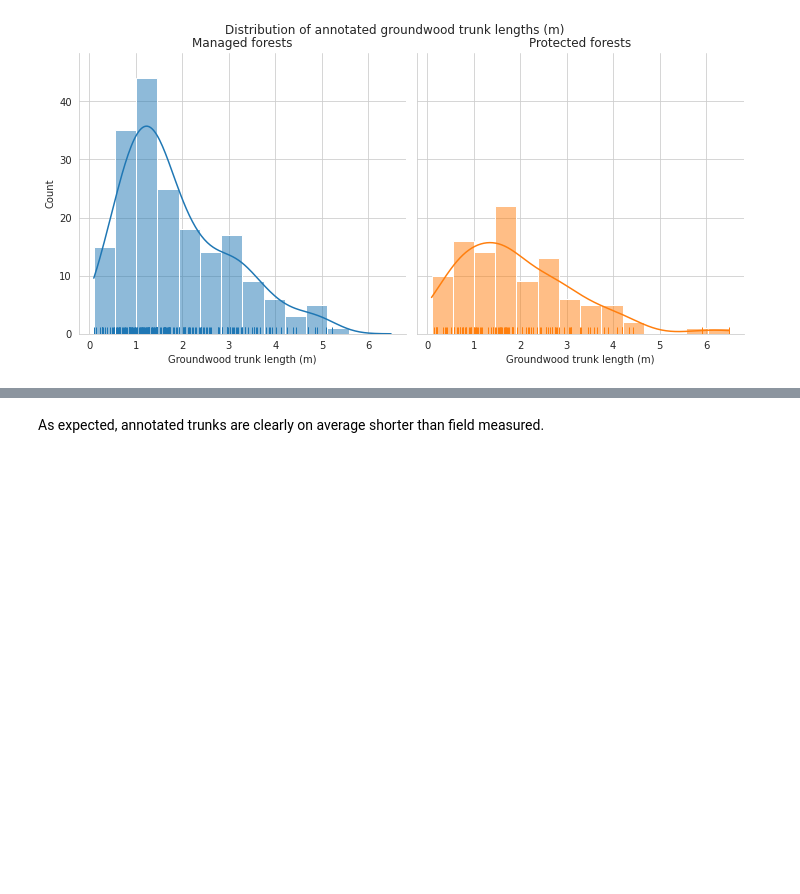
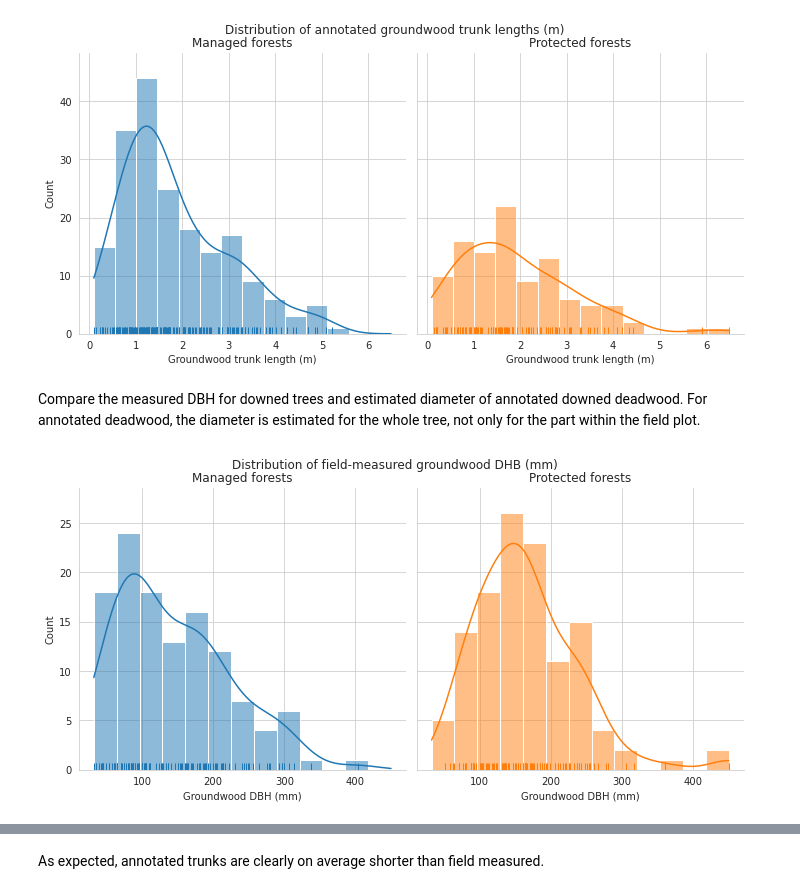
Before and after one commit to mayrajeo/maskrcnn-deadwood, a Jupyter notebook: notebooks/2_comparing_annotations_and_field_data.ipynb, the cells around one changed output, grey strips where cells are left out. Drawn from its saved outputs; the diff is of its cells as text; code cells hidden in the pictures; blank space fills up the shorter version.

```diff
--- a/notebooks/2_comparing_annotations_and_field_data.ipynb
+++ b/notebooks/2_comparing_annotations_and_field_data.ipynb
@@ -126,3 +220,16 @@ g.set_xlabels('Groundwood trunk length (m)')
 plt.show()
 # %% [output]
 [figure]
+# %% [markdown]
+Compare the measured DBH for downed trees and estimated diameter of annotated downed deadwood. For annotated deadwood, the diameter is estimated for the whole tree, not only for the part within the field plot.
+# %%
+g = sns.displot(data=tree_data[(tree_data.tree_class == 4)&(tree_data.dbh>0)], x='dbh', hue='conservation',
+                col='conservation', kde=True, rug=True, legend=False)
+g.fig.subplots_adjust(top=.9)
+g.fig.suptitle('Distribution of field-measured groundwood DHB (mm)')
+g.axes[0,0].set_title('Managed forests')
+g.axes[0,1].set_title('Protected forests')
+g.set_xlabels('Groundwood DBH (mm)')
+plt.show()
+# %% [output]
+[figure, added]
```
Also changed, not shown: parts of 30 cells of this notebook, 1 other file.
